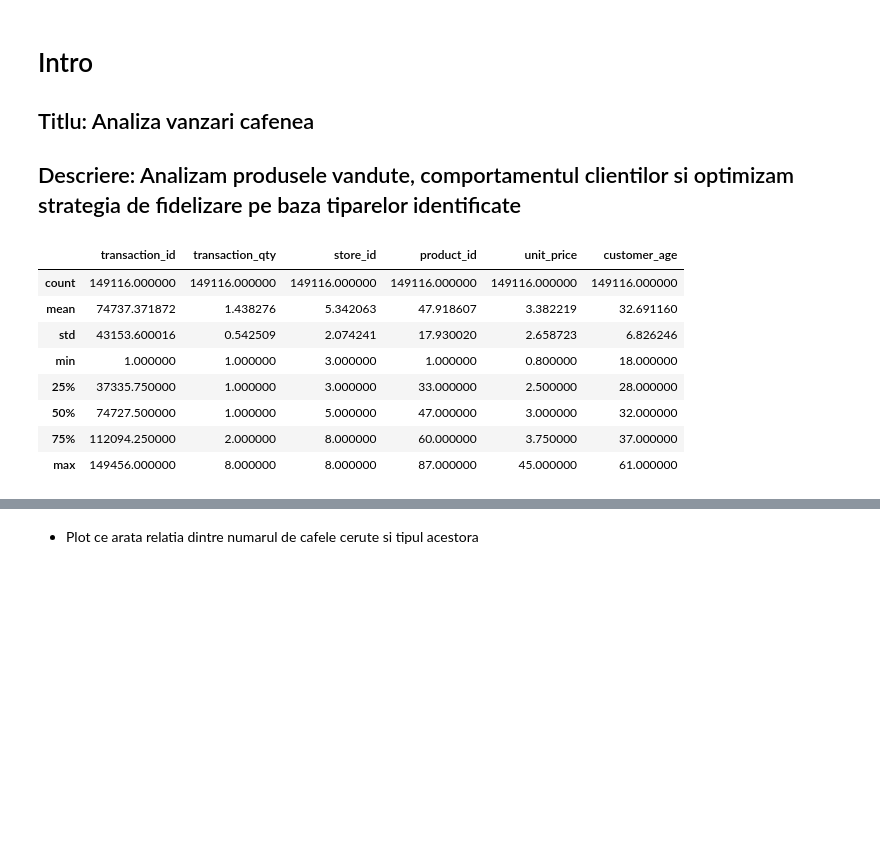
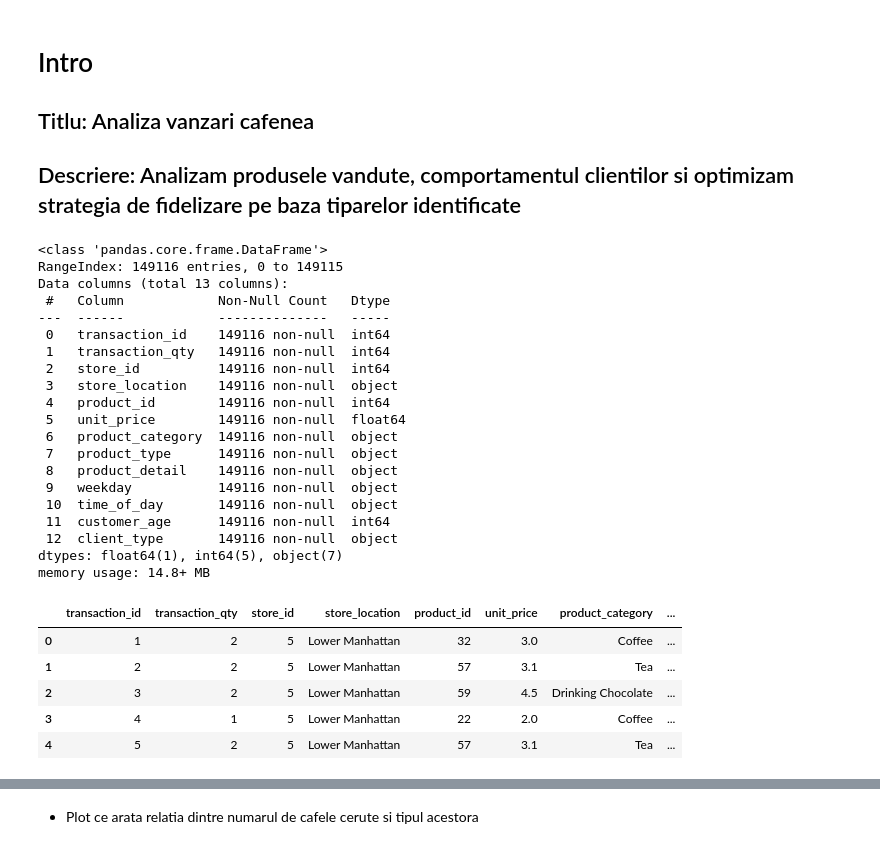
Before and after one commit to Danix43/Proiect-Python, a Jupyter notebook: Proiect-Python.ipynb, the cells around one changed output, grey strips where cells are left out. Cells and saved outputs as stored; diff of their text form; code cells hidden in the pictures; blank space fills up the shorter version.

```diff
--- a/Proiect-Python.ipynb
+++ b/Proiect-Python.ipynb
@@ -8,16 +8,35 @@ import pandas as pd
 import numpy as np
 import matplotlib.pyplot as plot
 # %%
+# loading the dataset
 dataset = pd.read_csv("./cofee_fara_diacritice.csv")
 
-dataset.describe()
+dataset.info()
+dataset.head()
 # %% [output]
+<class 'pandas.core.frame.DataFrame'>
+RangeIndex: 149116 entries, 0 to 149115
+Data columns (total 13 columns):
+ #   Column            Non-Null Count   Dtype
+---  ------            --------------   -----
+ 0   transaction_id    149116 non-null  int64
+ 1   transaction_qty   149116 non-null  int64
+ 2   store_id          149116 non-null  int64
+ 3   store_location    149116 non-null  object
+ 4   product_id        149116 non-null  int64
+ 5   unit_price        149116 non-null  float64
+ 6   product_category  149116 non-null  object
+ 7   product_type      149116 non-null  object
+ 8   product_detail    149116 non-null  object
+ 9   weekday           149116 non-null  object
+ 10  time_of_day       149116 non-null  object
+ 11  customer_age      149116 non-null  int64
+ 12  client_type       149116 non-null  object
+dtypes: float64(1), int64(5), object(7)
+memory usage: 14.8+ MB
-|  | transaction_id | transaction_qty | store_id | product_id | unit_price | customer_age |
-| count | 149116.000000 | 149116.000000 | 149116.000000 | 149116.000000 | 149116.000000 | 149116.000000 |
-| mean | 74737.371872 | 1.438276 | 5.342063 | 47.918607 | 3.382219 | 32.691160 |
-| std | 43153.600016 | 0.542509 | 2.074241 | 17.930020 | 2.658723 | 6.826246 |
-| min | 1.000000 | 1.000000 | 3.000000 | 1.000000 | 0.800000 | 18.000000 |
-| 25% | 37335.750000 | 1.000000 | 3.000000 | 33.000000 | 2.500000 | 28.000000 |
-| 50% | 74727.500000 | 1.000000 | 5.000000 | 47.000000 | 3.000000 | 32.000000 |
-| 75% | 112094.250000 | 2.000000 | 8.000000 | 60.000000 | 3.750000 | 37.000000 |
-| max | 149456.000000 | 8.000000 | 8.000000 | 87.000000 | 45.000000 | 61.000000 |
+|  | transaction_id | transaction_qty | store_id | store_location | product_id | unit_price | product_category | ... |
+| 0 | 1 | 2 | 5 | Lower Manhattan | 32 | 3.0 | Coffee | ... |
+| 1 | 2 | 2 | 5 | Lower Manhattan | 57 | 3.1 | Tea | ... |
+| 2 | 3 | 2 | 5 | Lower Manhattan | 59 | 4.5 | Drinking Chocolate | ... |
+| 3 | 4 | 1 | 5 | Lower Manhattan | 22 | 2.0 | Coffee | ... |
+| 4 | 5 | 2 | 5 | Lower Manhattan | 57 | 3.1 | Tea | ... |
```
Also changed, not shown: parts of 6 cells of this notebook.
